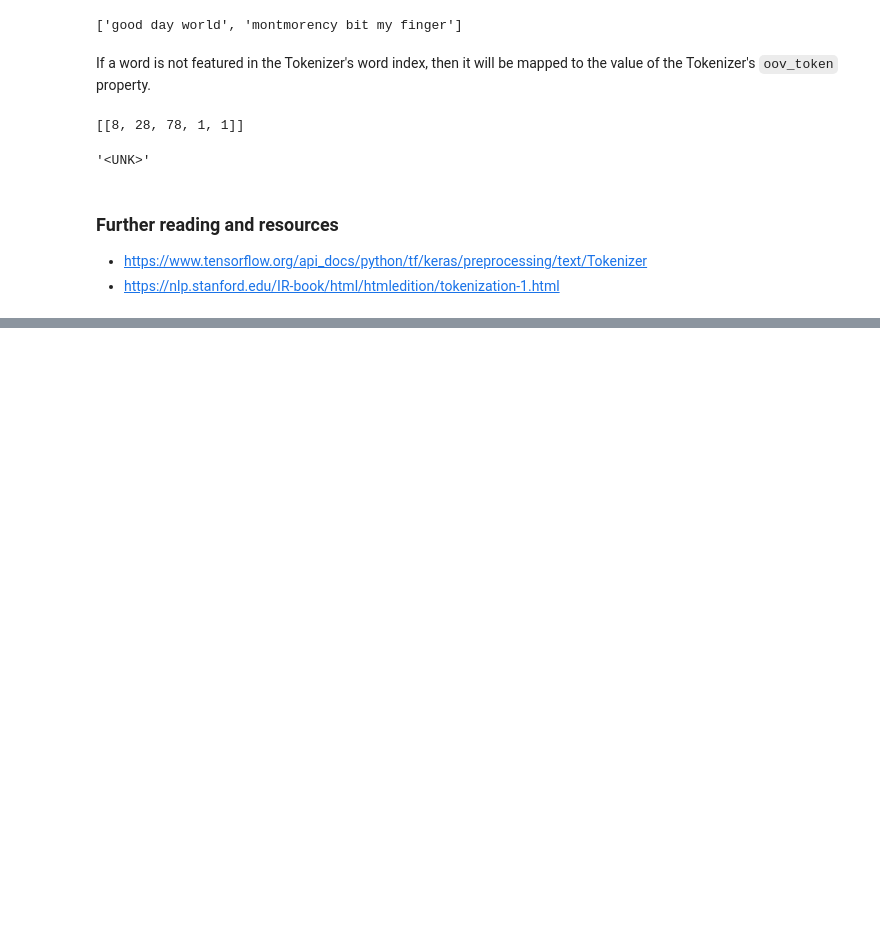
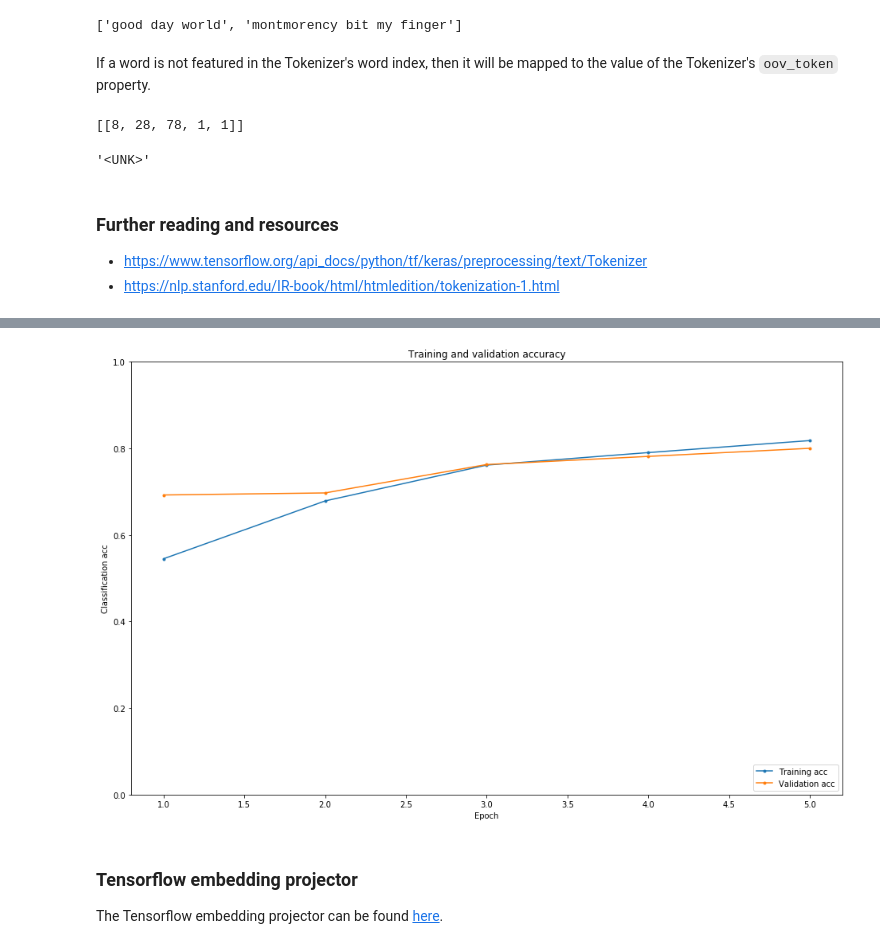
Before and after one commit to anilkunwar/coursera, a Jupyter notebook: ICL_Customizing_your_models_with_tf2/Sequencing-Modeling.ipynb, the cells around one changed output, grey strips where cells are left out. Saved outputs shown, nothing was run; the diff lists cells and outputs as text; code cells hidden in the pictures; blank space fills up the shorter version.

```diff
--- a/ICL_Customizing_your_models_with_tf2/Sequencing-Modeling.ipynb
+++ b/ICL_Customizing_your_models_with_tf2/Sequencing-Modeling.ipynb
@@ -618,0 +808,3 @@ index_word['1']
+# %%
+# Specify an embedding dimension
+embedding_dim = 16
@@ -618,0 +842,12 @@ index_word['1']
+# %%
+from tensorflow.keras.layers import Input
+from tensorflow.keras.models import Model
+
+# Functional API refresher.
+
+inputs = Input((None, ))
+embedding_sequence = Embedding(input_dim=max_index_value+1, output_dim=embedding_dim, mask_zero=False)(inputs)
+average_embedding = GlobalAveragePooling1D()(embedding_sequence)
+positive_probability = Dense(1, activation='sigmoid')(average_embedding)
+
+model = Model(inputs=inputs, outputs=positive_probability)
@@ -618,0 +875,6 @@ index_word['1']
+# %%
+model.compile(optimizer='adam',
+              loss='binary_crossentropy',
+              metrics=['accuracy'])
+# %%
+history = model.fit(X_train, y_train, epochs=5, batch_size=32, validation_data=(X_test, y_test), validation_steps=20)
@@ -618,0 +892,24 @@ index_word['1']
+# %%
+history_dict = history.history
+
+acc = history_dict['accuracy']
+val_acc = history_dict['val_accuracy']
+loss = history_dict['loss']
+val_loss = history_dict['val_loss']
+
+epochs = range(1, len(acc) + 1)
+
+plt.plot(epochs, acc, marker='.', label='Training acc')
+plt.plot(epochs, val_acc, marker='.', label='Validation acc')
+plt.title('Training and validation accuracy')
+plt.xlabel('Epoch')
+plt.ylabel('Classification acc')
+plt.legend(loc='lower right')
+plt.ylim(0, 1)
+plt.show()
+# %% [output]
+[figure, added]
+# %% [markdown]
+### Tensorflow embedding projector
+
+The Tensorflow embedding projector can be found [here](https://projector.tensorflow.org/).
```
Also changed, not shown: parts of 34 cells of this notebook, 3 other files.
